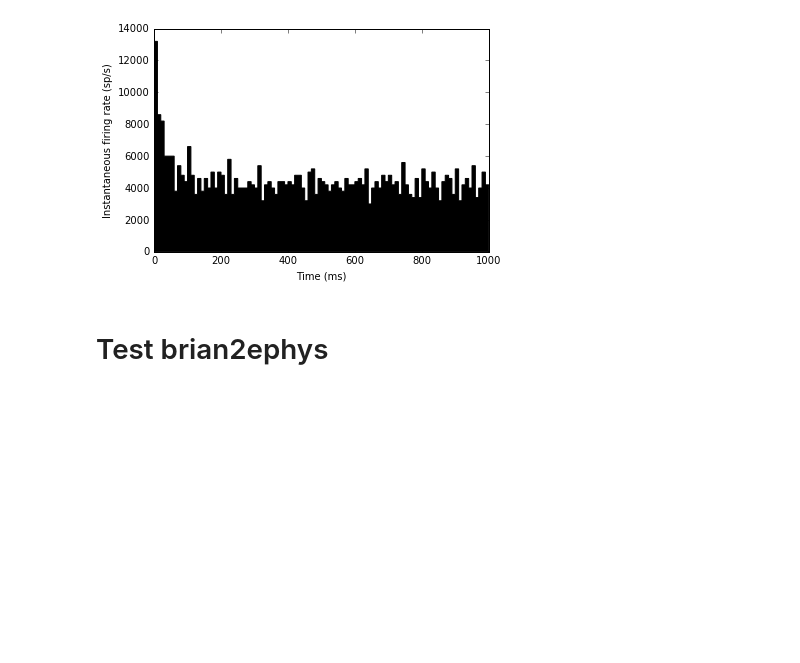
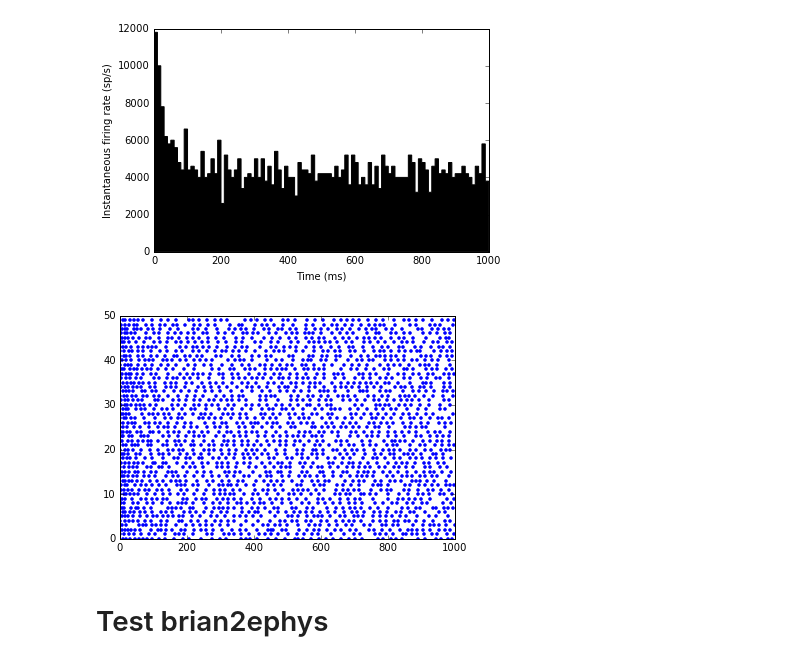
Before and after one commit to theilmbh/Resonnant, a Jupyter notebook: testResonnant.ipynb, the cells around one changed output. Drawn from its saved outputs; the diff is of its cells as text; code cells hidden in the pictures; blank space fills up the shorter version.

```diff
--- a/testResonnant.ipynb
+++ b/testResonnant.ipynb
@@ -17,34 +14,38 @@ tau = 10*ms
 vr = -70*mV
 vt0 = -50*mV
 delta_vt0 = 5*mV
 tau_t = 100*ms
 sigma = 0.5*(vt0-vr)
 v_drive = 2*(vt0-vr)
 duration = 1000*ms
 
 eqs = '''
 dv/dt = (v_drive+vr-v)/tau + sigma*xi*tau**-0.5 : volt
 dvt/dt = (vt0-vt)/tau_t : volt
 '''
 
 reset = '''
 v = vr
 vt += delta_vt0
 '''
 
 G = NeuronGroup(N, eqs, threshold='v>vt', reset=reset, refractory=5*ms, method='euler')
 spikemon = SpikeMonitor(G)
 
 G.v = 'rand()*(vt0-vr)+vr'
 G.vt = vt0
 
 run(duration)
 
 _ = hist(spikemon.t/ms, 100, histtype='stepfilled', facecolor='k', weights=ones(len(spikemon))/(N*defaultclock.dt))
 xlabel('Time (ms)')
 ylabel('Instantaneous firing rate (sp/s)');
+figure()
+plot(spikemon.t/ms, spikemon.i, '.')
+show()
 # %% [output]
-[figure, old version]
+[figure, new version]
+[figure, added]
 # %% [markdown]
 # Test brian2ephys
 # %%
```
Also changed, not shown: parts of 11 cells of this notebook, 1 other file.
